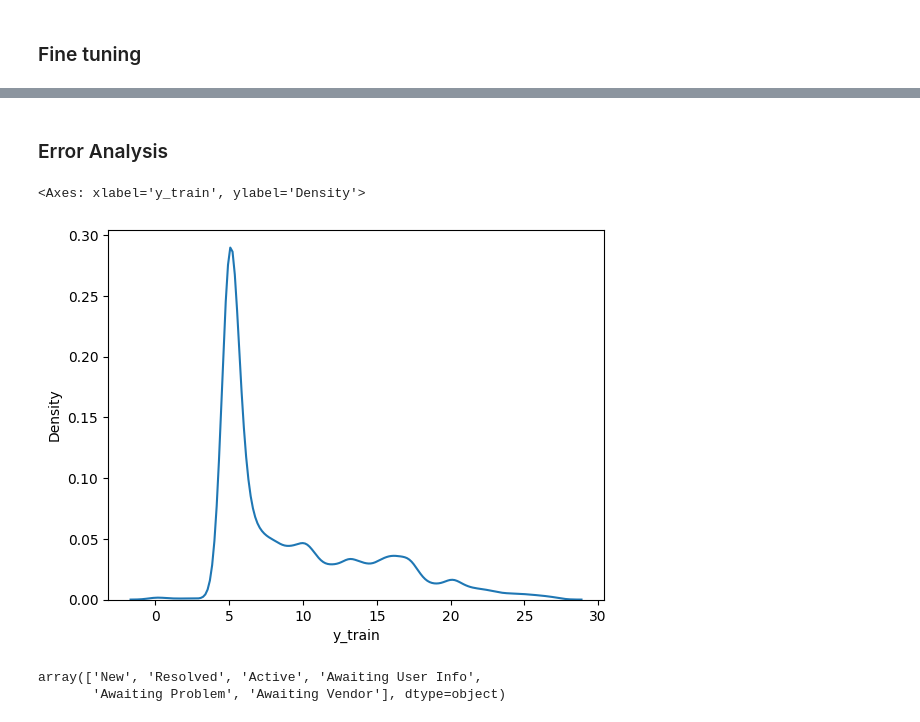
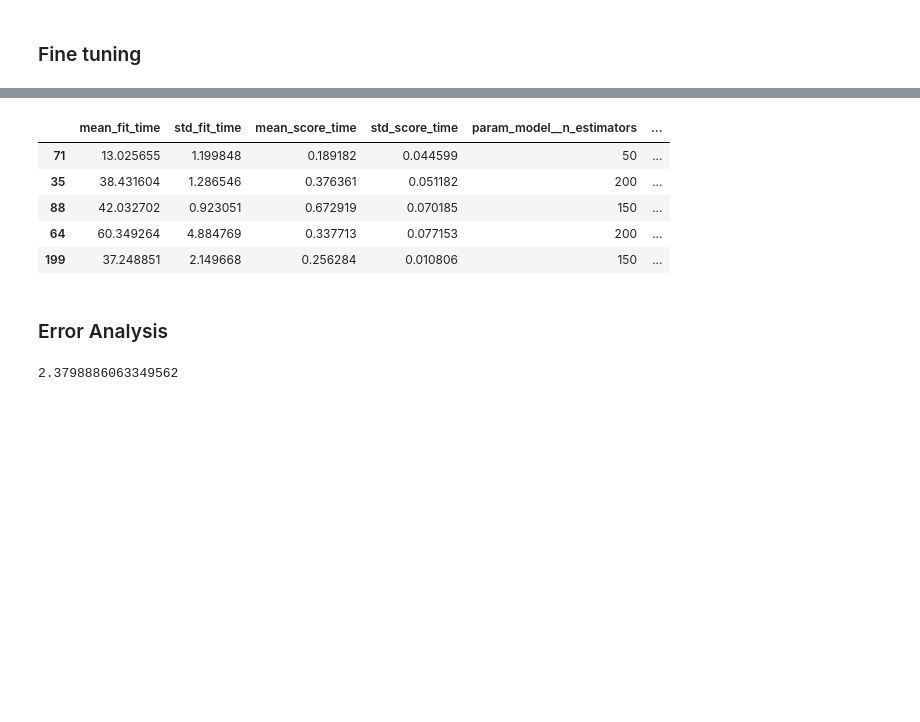
Before and after one commit to khizon/data_analysis, a Jupyter notebook: IT_support/src/modelling.ipynb, the cells around one changed output, grey strips where cells are left out. Saved outputs shown, nothing was run; the diff lists cells and outputs as text; code cells hidden in the pictures; blank space fills up the shorter version.

```diff
--- a/IT_support/src/modelling.ipynb
+++ b/IT_support/src/modelling.ipynb
@@ -244,13 +254,9 @@ group_kfold = GroupKFold(n_splits=n_splits)
 # Define the hyperparameter grid for XGBoostRegressor
 param_dist_xgb = {
     'model': [XGBRegressor()],
-    'model__regressor__n_estimators': np.linspace(100, 500, 5, dtype=int),
-    'model__regressor__learning_rate': np.logspace(-3, 0, 20),
-    'model__regressor__max_depth': np.linspace(3, 10, 8, dtype=int),
-    'model__regressor__min_child_weight': np.linspace(1, 5, 5, dtype=int),
-    'model__regressor__subsample': np.linspace(0.8, 1.0, 3),
-    'model__regressor__colsample_bytree': np.linspace(0.8, 1.0, 3),
-    'model__regressor__gamma': np.linspace(0, 5, 50)
+    'model__n_estimators': np.linspace(100, 500, 5, dtype=int),
+    'model__learning_rate': np.logspace(-3, 0, 20),
+    'model__gamma': np.linspace(0, 5, 50)
 }
 
 # param_grid_lgbm = {
@@ -282,11 +288,27 @@ param_dist_rf = {
     'model__min_samples_leaf': np.linspace(1, 4, 4, dtype=int)
 }
 
+param_dist_ridge = {
+    'model': [Ridge()]
+}
+
+param_dist_lasso = {
+    'model': [Lasso()]
+}
+
+param_dist_lr = {
+    'model': [LinearRegression()]
+}
+
 
 all_params = [param_dist_xgb,
             #   param_dist_rf,
             #   param_grid_lgbm,
-            #   param_grid_catboost
+            #   param_grid_catboost,
+            param_dist_lasso,
+            param_dist_lr,
+            param_dist_ridge,
+            param_dist_rf
               ]
 
 all_params = [{**params, 'feature_selector__threshold': np.logspace(-3,0,5)} for params in all_params]
@@ -297,8 +319,9 @@ all_params = [{**params, 'feature_selector__threshold': np.logspace(-3,0,5)} for
 random_search = RandomizedSearchCV(
     estimator=pipeline,
     param_distributions=all_params,
-    n_iter=100,
-    scoring='neg_mean_squared_error',
+    n_iter=200,
+    # scoring='neg_mean_squared_error',
+    scoring = 'neg_mean_absolute_error',
     cv=group_kfold,  # Use GroupKFold for cross-validation
     n_jobs=-1,
     verbose=1,
@@ -316,8 +339,9 @@ best_estimator = random_search.best_estimator_
 print(f'Best Hyperparameters: {best_params}')
 
 # Make predictions on the test data
-y_pred = ss.inverse_transform(best_estimator.predict(X_test))
+y_pred = best_estimator.predict(X_test)
 
 # Calculate the mean squared error (MSE)
 rmse = np.sqrt(mean_squared_error(y_test, y_pred))
-print(f"Root Mean Squared Error (MSE): {rmse}")
+mae = mean_absolute_error(y_test, y_pred)
+print(f'RMSE: {rmse}\nMAE: {mae}')
@@ -324,3 +354,13 @@ print(f"Root Mean Squared Error (MSE): {rmse}")
+# %%
+cv_results_df = pd.DataFrame(random_search.cv_results_).sort_values('rank_test_score', ascending=True)
+cv_results_df.head()
+# %% [output]
+|  | mean_fit_time | std_fit_time | mean_score_time | std_score_time | param_model__n_estimators | ... |
+| 71 | 13.025655 | 1.199848 | 0.189182 | 0.044599 | 50 | ... |
+| 35 | 38.431604 | 1.286546 | 0.376361 | 0.051182 | 200 | ... |
+| 88 | 42.032702 | 0.923051 | 0.672919 | 0.070185 | 150 | ... |
+| 64 | 60.349264 | 4.884769 | 0.337713 | 0.077153 | 200 | ... |
+| 199 | 37.248851 | 2.149668 | 0.256284 | 0.010806 | 150 | ... |
 # %% [markdown]
 ### Error Analysis
 # %%
@@ -331,19 +371,7 @@ Xdf['y_res'] = Xdf['y_train'] - Xdf['y_preds']
-# %%
-from sklearn.preprocessing import PowerTransformer
-# Xdf['y_train_log'] = np.log(Xdf['y_train'])
-# Xdf['y_train_sqrt'] = np.sqrt(Xdf['y_train'])
-pt = PowerTransformer()
-Xdf['y_train_pt'] = pt.fit_transform(Xdf[['y_train']])
-
-sns.kdeplot(data=Xdf, x='y_train')
-# %% [output]
-<Axes: xlabel='y_train', ylabel='Density'>
-[figure, removed]
-# %%
-Xdf['incident_state'].unique()
-# %% [output]
-array(['New', 'Resolved', 'Active', 'Awaiting User Info',
-       'Awaiting Problem', 'Awaiting Vendor'], dtype=object)
+# %%
+mean_absolute_error(Xdf['y_test'], Xdf['y_preds'])
+# %% [output]
+2.3798886063349562
 # %%
 to_plot = 'incident_state'
 to_plot_cat = 'New'
```
Also changed, not shown: parts of 17 cells of this notebook.
